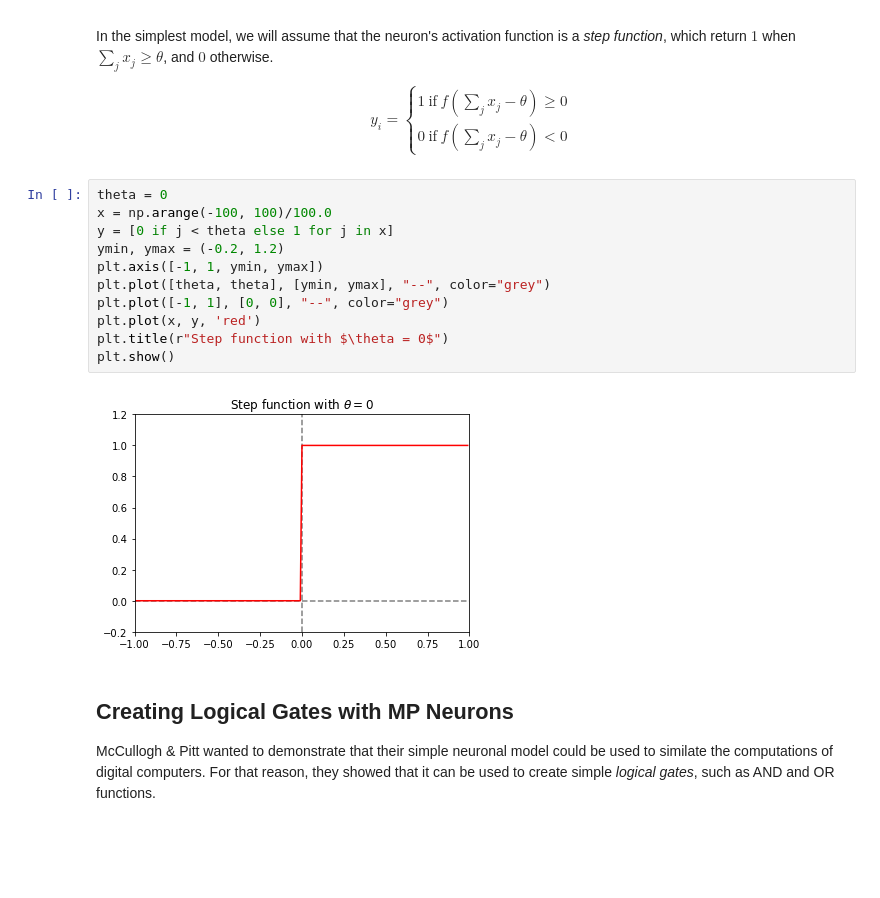
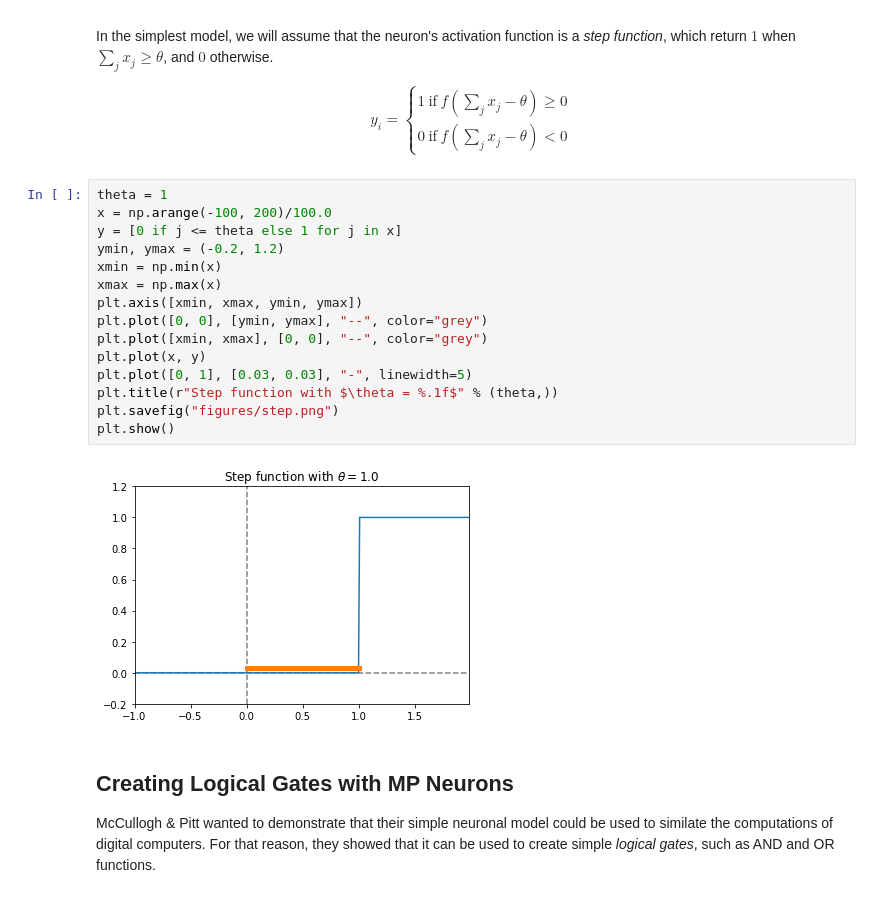
Before and after one commit to TheRealDrDre/CompCogNeuro, a Jupyter notebook: ANN/ANN_1.ipynb, the cells around one changed output. Saved outputs shown, nothing was run; the diff lists cells and outputs as text; blank space fills up the shorter version.

```diff
--- a/ANN/ANN_1.ipynb
+++ b/ANN/ANN_1.ipynb
@@ -28,18 +28,22 @@ y_i = \begin{cases} 1 ~ \mathrm{if}~f(\sum_j x_j - \theta) \ge 0 \\
 \end{cases}
 $$
 # %%
-theta = 0
-x = np.arange(-100, 100)/100.0
-y = [0 if j < theta else 1 for j in x]
+theta = 1
+x = np.arange(-100, 200)/100.0
+y = [0 if j <= theta else 1 for j in x]
 ymin, ymax = (-0.2, 1.2)
-plt.axis([-1, 1, ymin, ymax])
-plt.plot([theta, theta], [ymin, ymax], "--", color="grey")
-plt.plot([-1, 1], [0, 0], "--", color="grey")
-plt.plot(x, y, 'red')
-plt.title(r"Step function with $\theta = 0$")
+xmin = np.min(x)
+xmax = np.max(x)
+plt.axis([xmin, xmax, ymin, ymax])
+plt.plot([0, 0], [ymin, ymax], "--", color="grey")
+plt.plot([xmin, xmax], [0, 0], "--", color="grey")
+plt.plot(x, y)
+plt.plot([0, 1], [0.03, 0.03], "-", linewidth=5)
+plt.title(r"Step function with $\theta = %.1f$" % (theta,))
+plt.savefig("figures/step.png")
 plt.show()
 # %% [output]
-[figure, old version]
+[figure, new version]
 # %% [markdown]
 ## Creating Logical Gates with MP Neurons
 
```
Also changed, not shown: parts of 16 cells of this notebook, 22 other files.
